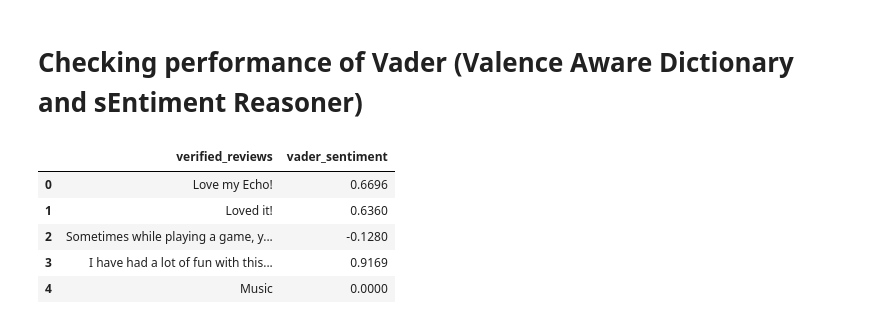
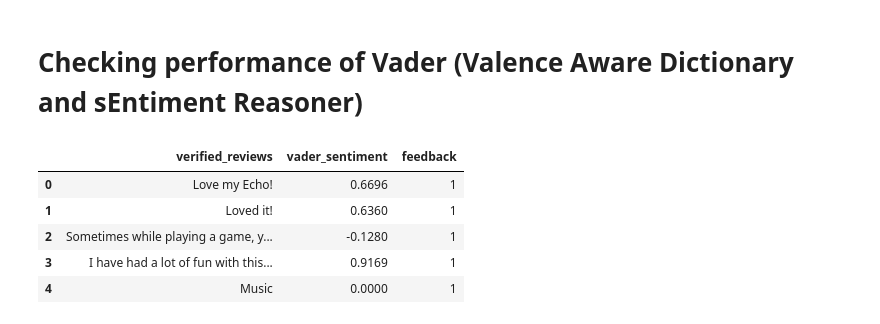
Before and after one commit to filip-kobus/alexa-reviews-sentiment-analysis, a Jupyter notebook: notebook.ipynb, the cells around one changed output. Cells and saved outputs as stored; diff of their text form; code cells hidden in the pictures.

```diff
--- a/notebook.ipynb
+++ b/notebook.ipynb
@@ -128,21 +146,15 @@ reviews_df.head()
 # %% [markdown]
 # Checking performance of Vader (Valence Aware Dictionary and sEntiment Reasoner)
 # %%
-
-# Initialize the SentimentIntensityAnalyzer
-analyzer = SentimentIntensityAnalyzer()
-
-# Apply sentiment analysis to the verified_reviews column
-reviews_df['vader_sentiment'] = reviews_df['verified_reviews'].fillna('').apply(
+reviews_df.loc[:, 'vader_sentiment'] = reviews_df['verified_reviews'].apply(
     lambda review: analyzer.polarity_scores(review)['compound']
 )
 
-# Display the first few rows with the new sentiment scores
-reviews_df[['verified_reviews', 'vader_sentiment']].head()
+reviews_df[['verified_reviews', 'vader_sentiment', 'feedback']].head()
 # %% [output]
-|  | verified_reviews | vader_sentiment |
-| 0 | Love my Echo! | 0.6696 |
-| 1 | Loved it! | 0.6360 |
-| 2 | Sometimes while playing a game, y... | -0.1280 |
-| 3 | I have had a lot of fun with this... | 0.9169 |
-| 4 | Music | 0.0000 |
+|  | verified_reviews | vader_sentiment | feedback |
+| 0 | Love my Echo! | 0.6696 | 1 |
+| 1 | Loved it! | 0.6360 | 1 |
+| 2 | Sometimes while playing a game, y... | -0.1280 | 1 |
+| 3 | I have had a lot of fun with this... | 0.9169 | 1 |
+| 4 | Music | 0.0000 | 1 |
```
Also changed, not shown: parts of 4 cells of this notebook.
